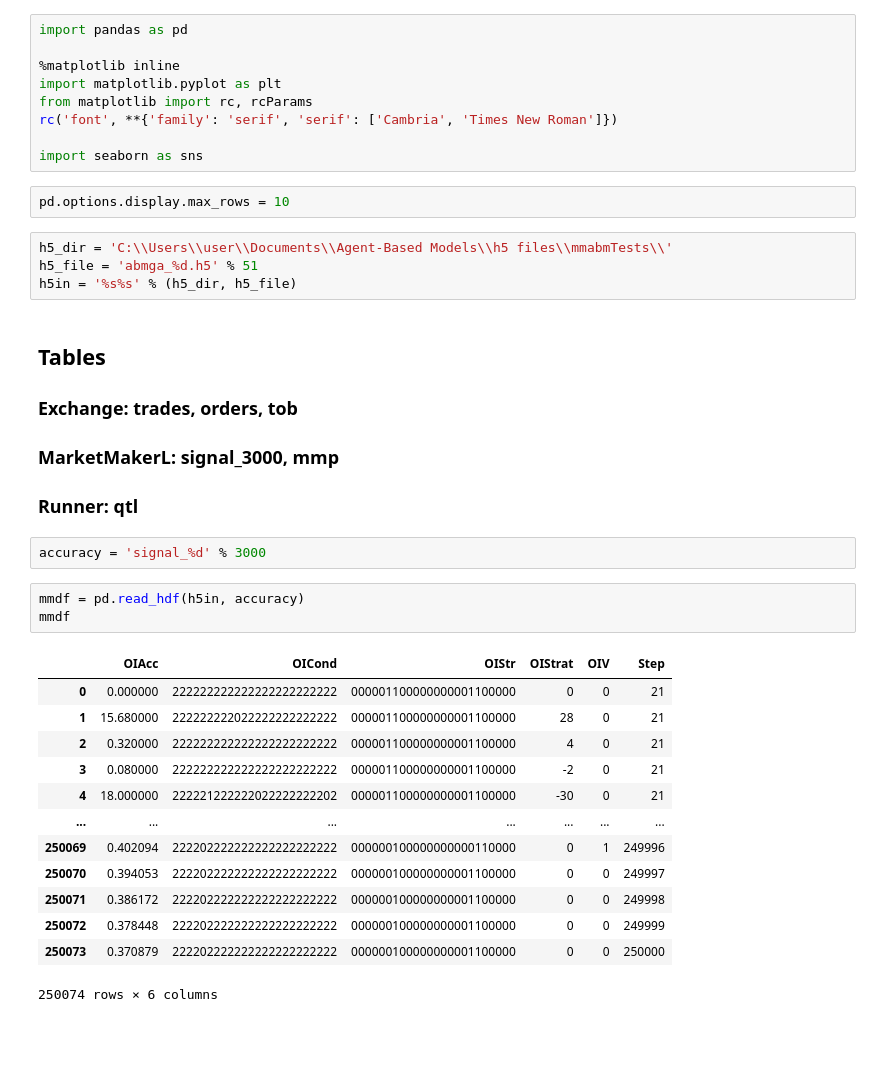
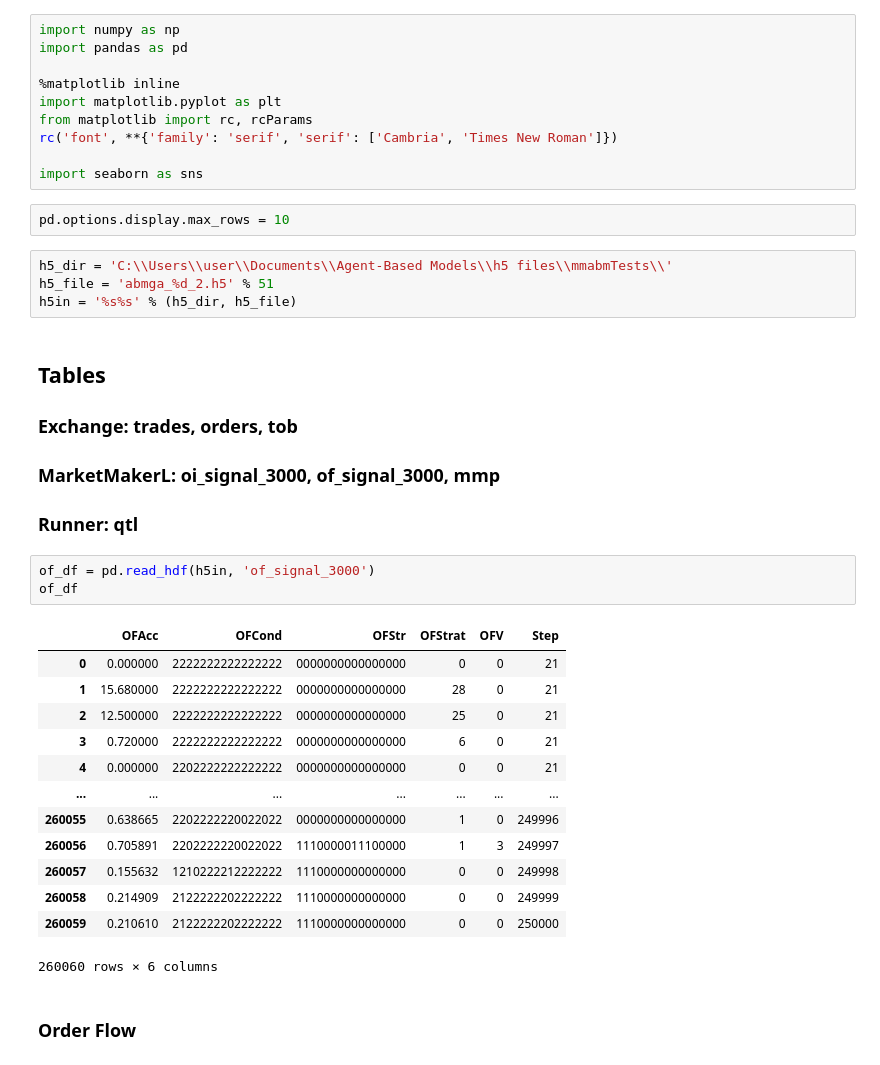
Before and after one commit to JackBenny39/mmabm, a Jupyter notebook: Notebooks/InspectGA.ipynb, the cells around one changed output. Saved outputs shown, nothing was run; the diff lists cells and outputs as text; blank space fills up the shorter version.

Commit message:
Add OrderFlow signal

```diff
--- a/Notebooks/InspectGA.ipynb
+++ b/Notebooks/InspectGA.ipynb
@@ -1,4 +1,5 @@
 # %%
+import numpy as np
 import pandas as pd
 
 %matplotlib inline
@@ -11,29 +12,29 @@ import seaborn as sns
 pd.options.display.max_rows = 10
 # %%
 h5_dir = 'C:\\Users\\user\\Documents\\Agent-Based Models\\h5 files\\mmabmTests\\'
-h5_file = 'abmga_%d.h5' % 51
+h5_file = 'abmga_%d_2.h5' % 51
 h5in = '%s%s' % (h5_dir, h5_file)
 # %% [markdown]
 ## Tables
 ### Exchange: trades, orders, tob
-### MarketMakerL: signal_3000, mmp
+### MarketMakerL: oi_signal_3000,  of_signal_3000, mmp
 ### Runner: qtl
-# %%
-accuracy = 'signal_%d' % 3000
 # %%
-mmdf = pd.read_hdf(h5in, accuracy)
-mmdf
+of_df = pd.read_hdf(h5in, 'of_signal_3000')
+of_df
 # %% [output]
-|  | OIAcc | OICond | OIStr | OIStrat | OIV | Step |
-| 0 | 0.000000 | 222222222222222222222222 | 000001100000000001100000 | 0 | 0 | 21 |
-| 1 | 15.680000 | 222222222022222222222222 | 000001100000000001100000 | 28 | 0 | 21 |
-| 2 | 0.320000 | 222222222222222222222222 | 000001100000000001100000 | 4 | 0 | 21 |
-| 3 | 0.080000 | 222222222222222222222222 | 000001100000000001100000 | -2 | 0 | 21 |
-| 4 | 18.000000 | 222221222222022222222202 | 000001100000000001100000 | -30 | 0 | 21 |
+|  | OFAcc | OFCond | OFStr | OFStrat | OFV | Step |
+| 0 | 0.000000 | 2222222222222222 | 0000000000000000 | 0 | 0 | 21 |
+| 1 | 15.680000 | 2222222222222222 | 0000000000000000 | 28 | 0 | 21 |
+| 2 | 12.500000 | 2222222222222222 | 0000000000000000 | 25 | 0 | 21 |
+| 3 | 0.720000 | 2222222222222222 | 0000000000000000 | 6 | 0 | 21 |
+| 4 | 0.000000 | 2202222222222222 | 0000000000000000 | 0 | 0 | 21 |
 | ... | ... | ... | ... | ... | ... | ... |
-| 250069 | 0.402094 | 222202222222222222222222 | 000000100000000000110000 | 0 | 1 | 249996 |
-| 250070 | 0.394053 | 222202222222222222222222 | 000000100000000001100000 | 0 | 0 | 249997 |
-| 250071 | 0.386172 | 222202222222222222222222 | 000000100000000001100000 | 0 | 0 | 249998 |
-| 250072 | 0.378448 | 222202222222222222222222 | 000000100000000001100000 | 0 | 0 | 249999 |
-| 250073 | 0.370879 | 222202222222222222222222 | 000000100000000001100000 | 0 | 0 | 250000 |
+| 260055 | 0.638665 | 2202222220022022 | 0000000000000000 | 1 | 0 | 249996 |
+| 260056 | 0.705891 | 2202222220022022 | 1110000011100000 | 1 | 3 | 249997 |
+| 260057 | 0.155632 | 1210222212222222 | 1110000000000000 | 0 | 0 | 249998 |
+| 260058 | 0.214909 | 2122222202222222 | 1110000000000000 | 0 | 0 | 249999 |
+| 260059 | 0.210610 | 2122222202222222 | 1110000000000000 | 0 | 0 | 250000 |
-250074 rows × 6 columns
+260060 rows × 6 columns
+# %% [markdown]
+### Order Flow
```
Also changed, not shown: parts of 12 cells of this notebook, 5 other files.
